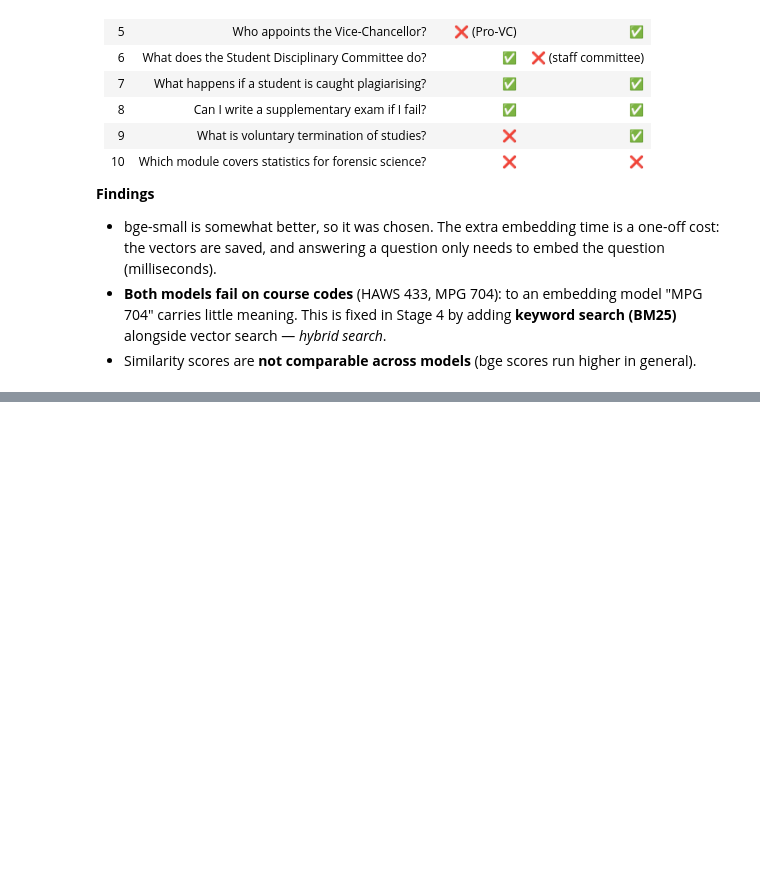
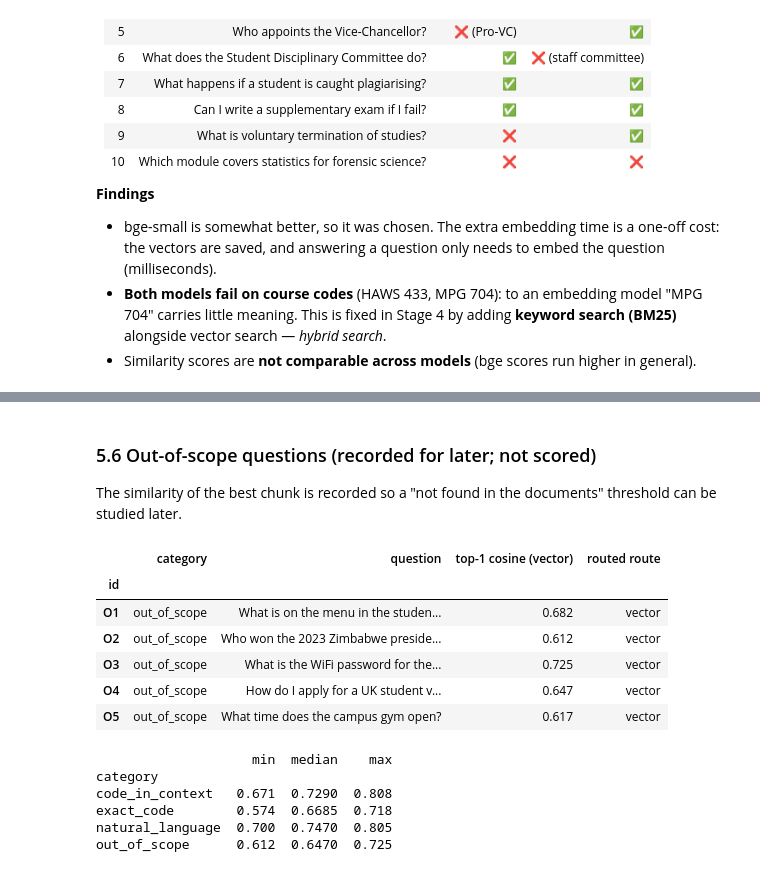
Before and after one commit to Elvis-star849/MSU-AI-Assistant, a Jupyter notebook: msu_chatbot_pipeline.ipynb, the cells around one changed output, grey strips where cells are left out. Drawn from its saved outputs; the diff is of its cells as text; code cells hidden in the pictures; blank space fills up the shorter version.

```diff
--- a/msu_chatbot_pipeline.ipynb
+++ b/msu_chatbot_pipeline.ipynb
@@ -971,0 +1068,12 @@ answered worse than by vector search.
+# %%
+stored = json.load(open("eval/stage5_runs.json"))
+STAGE5_MODES = stored["modes"]                                   # vector, bm25, rrf, hybrid, routed
+runs = stored["runs"]
+
+mismatches = 0
+for q in questions:
+    for mode in STAGE5_MODES:
+        now = [r["chunk_id"] for r in store.query(q["question"], top_k=10, mode=mode)]
+        mismatches += now != [r["chunk_id"] for r in runs[q["id"]][mode]]
+print(f"Re-ran {len(questions)} questions x {len(STAGE5_MODES)} methods: {mismatches} differences from the stored run")
+assert mismatches == 0
@@ -971,0 +1287,24 @@ answered worse than by vector search.
+# %% [markdown]
+### 5.6 Out-of-scope questions (recorded for later; not scored)
+
+The similarity of the best chunk is recorded so a "not found in the documents" threshold can be studied later.
+# %%
+oos = pd.DataFrame([{"id": q["id"], "category": q["category"], "question": q["question"],
+                     "top-1 cosine (vector)": round(runs[q["id"]]["vector"][0]["score"], 3),
+                     "routed route": runs[q["id"]]["routed"][0]["route"]} for q in questions])
+display(oos[oos["category"] == "out_of_scope"].set_index("id"))
+print(oos.groupby("category")["top-1 cosine (vector)"].agg(["min", "median", "max"]))
+# %% [output]
+|  | category | question | top-1 cosine (vector) | routed route |
+| id |  |  |  |  |
+| O1 | out_of_scope | What is on the menu in the studen... | 0.682 | vector |
+| O2 | out_of_scope | Who won the 2023 Zimbabwe preside... | 0.612 | vector |
+| O3 | out_of_scope | What is the WiFi password for the... | 0.725 | vector |
+| O4 | out_of_scope | How do I apply for a UK student v... | 0.647 | vector |
+| O5 | out_of_scope | What time does the campus gym open? | 0.617 | vector |
+                    min  median    max
+category
+code_in_context   0.671  0.7290  0.808
+exact_code        0.574  0.6685  0.718
+natural_language  0.700  0.7470  0.805
+out_of_scope      0.612  0.6470  0.725
```
Also changed, not shown: parts of 62 cells of this notebook, 5 other files.
